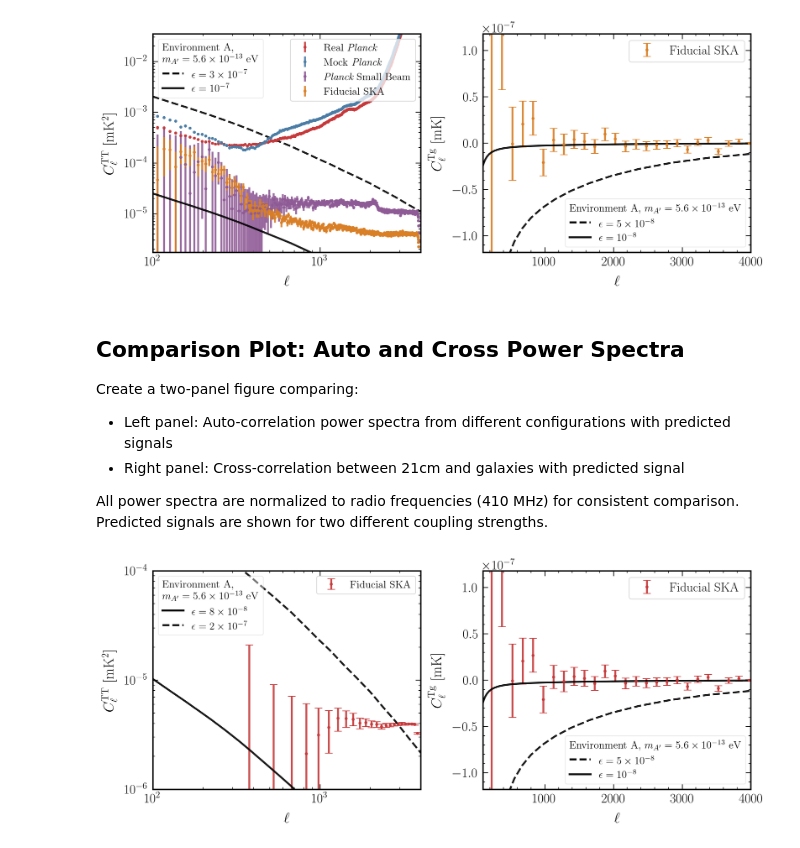
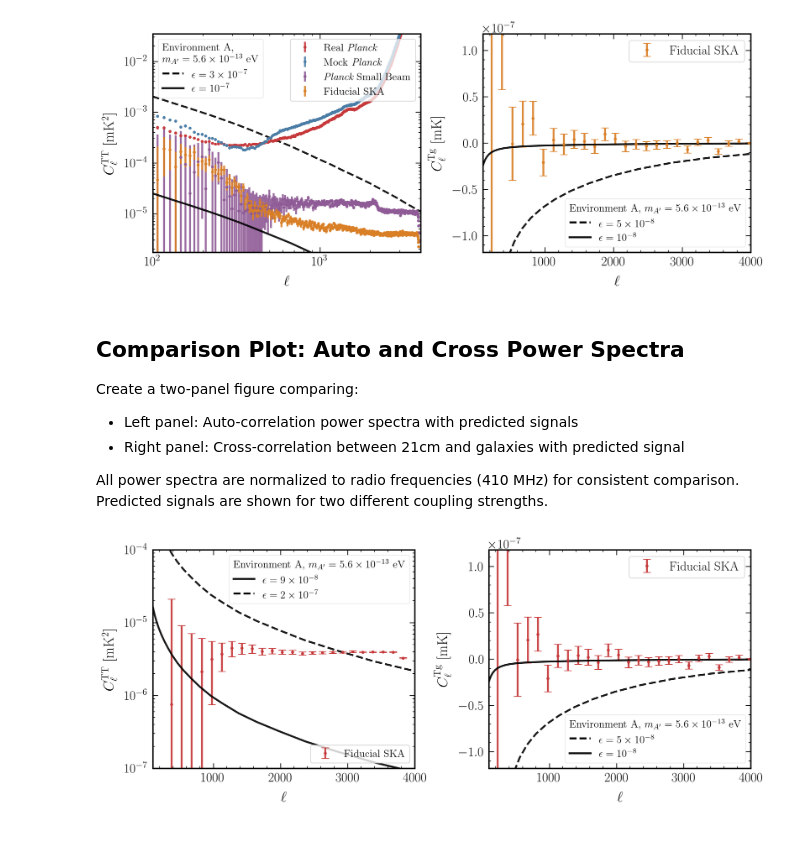
Before and after one commit to bakerem/dark_photons_radio_sky, a Jupyter notebook: notebooks_for_paper/Cl_Comparison.ipynb, the cells around one changed output. Saved outputs shown, nothing was run; the diff lists cells and outputs as text; code cells hidden in the pictures.

```diff
--- a/notebooks_for_paper/Cl_Comparison.ipynb
+++ b/notebooks_for_paper/Cl_Comparison.ipynb
@@ -224,7 +227,7 @@ plt.savefig("plots/Cl_comparsion.pdf", bbox_inches="tight")
 ## Comparison Plot: Auto and Cross Power Spectra
 
 Create a two-panel figure comparing:
-- Left panel: Auto-correlation power spectra from different configurations with predicted signals
+- Left panel: Auto-correlation power spectra with predicted signals
 - Right panel: Cross-correlation between 21cm and galaxies with predicted signal
 
 All power spectra are normalized to radio frequencies (410 MHz) for consistent comparison. Predicted signals are shown for two different coupling strengths.
@@ -249,7 +252,7 @@ ax[0].errorbar(
 )
 ax[0].plot(
     signal_ls,
-    (2.73e3) ** 2 * (0.8e-7)**4 * signal / new_prefac**2,
+    (2.73e3) ** 2 * (9e-8)**4 * signal / new_prefac**2,
     linestyle="-",
     color="k",
     # label="Theoretical Signal",
@@ -261,23 +264,23 @@ ax[0].plot(
     color="k",
     # label="Theoretical Signal",
 )
-ax[0].set_xscale("log")
+# ax[0].set_xscale("log")
 ax[0].set_yscale("log")
 ax[0].set_xlim(100, 4000)
-ax[0].set_ylim(1e-6, 1e-4)
+ax[0].set_ylim(1e-7, 1e-4)
 
 small_eps_line = Line2D([0,1],[0,1],linestyle='-', color='k')
 big_eps_line = Line2D([0,1],[0,1],linestyle='--', color='k')
-legend2 = ax[0].legend([small_eps_line, big_eps_line], [r"$\epsilon=8\times10^{-8}$", r"$\epsilon=2\times10^{-7}$"],
-                     fontsize=14, loc="upper left", frameon=True,
-                     title="Environment A,\n" + r"$m_{A'}=5.6\times 10^{-13}$ eV",
+legend2 = ax[0].legend([small_eps_line, big_eps_line], [r"$\epsilon=9\times10^{-8}$", r"$\epsilon=2\times10^{-7}$"],
+                     fontsize=14, loc="upper right", frameon=True,
+                     title=r"Environment A, $m_{A'}=5.6\times 10^{-13}$ eV",
                      title_fontsize=14)
 
 # legend2.set_title("Predicted Signal,\n" + r"$m_{A'}=5.6\times 10^{-13}$ eV")
 ax[0].add_artist(legend2)
 legend2._legend_box.align = 'left'
 
-legend1 = ax[0].legend(fontsize=14, frameon=True, loc="upper right", framealpha=0.75) # loc='center left', bbox_to_anchor=(1, 0.5))
+legend1 = ax[0].legend(fontsize=14, frameon=True, loc="lower right", framealpha=0.8) # loc='center left', bbox_to_anchor=(1, 0.5))
 
 ax[0].set_xlabel(r"$\ell$")
 ax[0].set_ylabel(r"$C^{\rm TT}_\ell$ [mK$^2$]")
@@ -302,31 +305,31 @@ ax[1].plot(
     # label="Theoretical Signal",
 )
 
 ax[1].plot(
     signal_ls,
     -(2.73e3) * (1e-8)**2 * cross_signal /new_prefac,
     linestyle="-",
     color="k",
     # label="Theoretical Signal",
 )
 
 legend2 = ax[1].legend([big_eps_line, small_eps_line], [r"$\epsilon=5\times 10^{-8}$", r"$\epsilon=10^{-8}$"],
                      loc="lower right", frameon=True,
                      title=r"Environment A, $m_{A'}=5.6\times 10^{-13}$ eV",
                      title_fontsize=14, fontsize=14)
 
 ax[1].add_artist(legend2)
 legend2._legend_box.align = 'left'
 
 legend1 = ax[1].legend(frameon=True, loc="upper right", framealpha=0.75) # loc='center left', bbox_to_anchor=(1, 0.5))
 
 # ax[1].set_xscale("log")
 ax[1].set_xlim(100, 4000)
 ax[1].set_ylim(-0.2e-12/new_prefac,  0.2e-12/new_prefac)
 
 ax[1].set_xlabel(r"$\ell$")
 ax[1].set_ylabel(r"$C^{\rm Tg}_\ell$ [mK]")
 ax[1].ticklabel_format(axis='y', style='sci', scilimits=(-4, 4))
 plt.savefig("plots/prd_Cl_comparsion.pdf", bbox_inches="tight")
 # %% [output]
-[figure, old version]
+[figure, new version]
```
Also changed, not shown: parts of 2 cells of this notebook, 9 other files.
